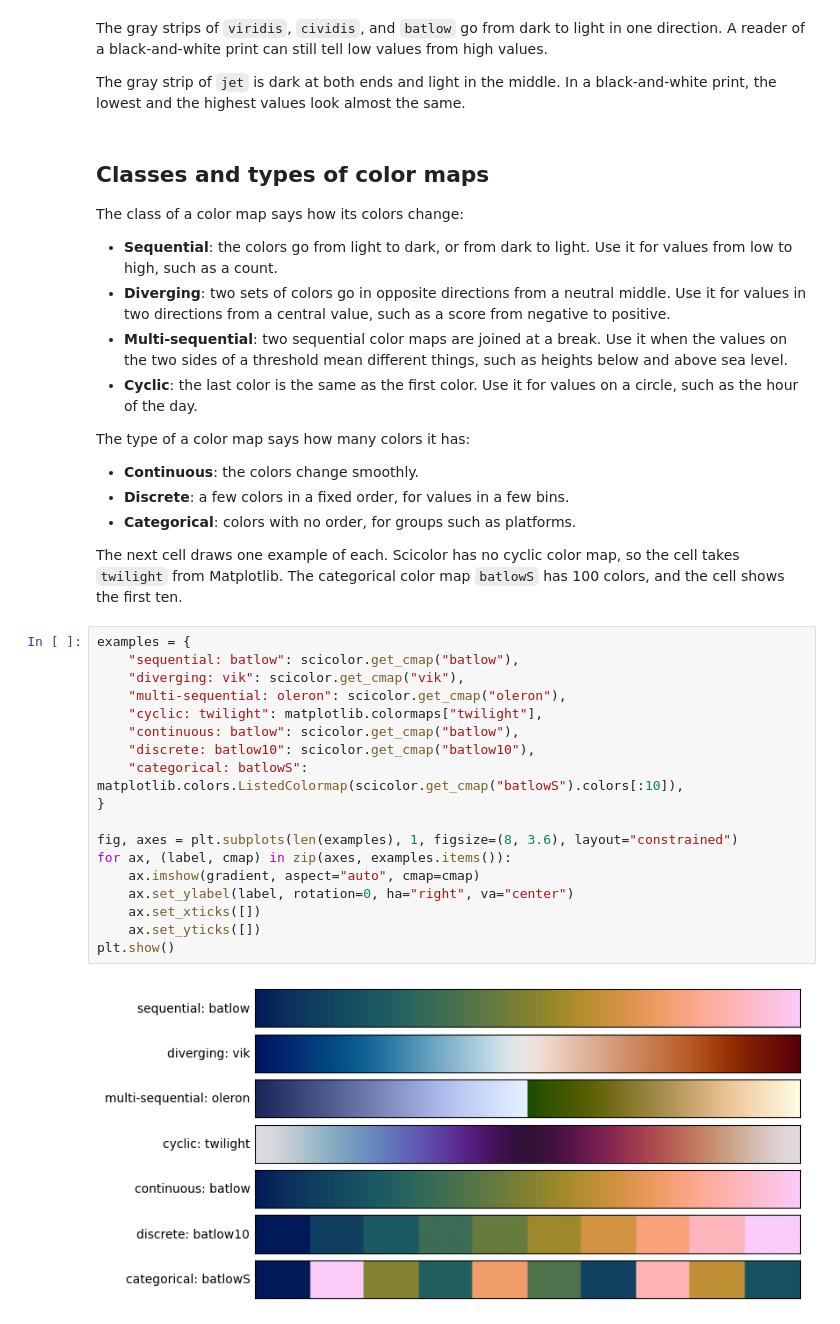
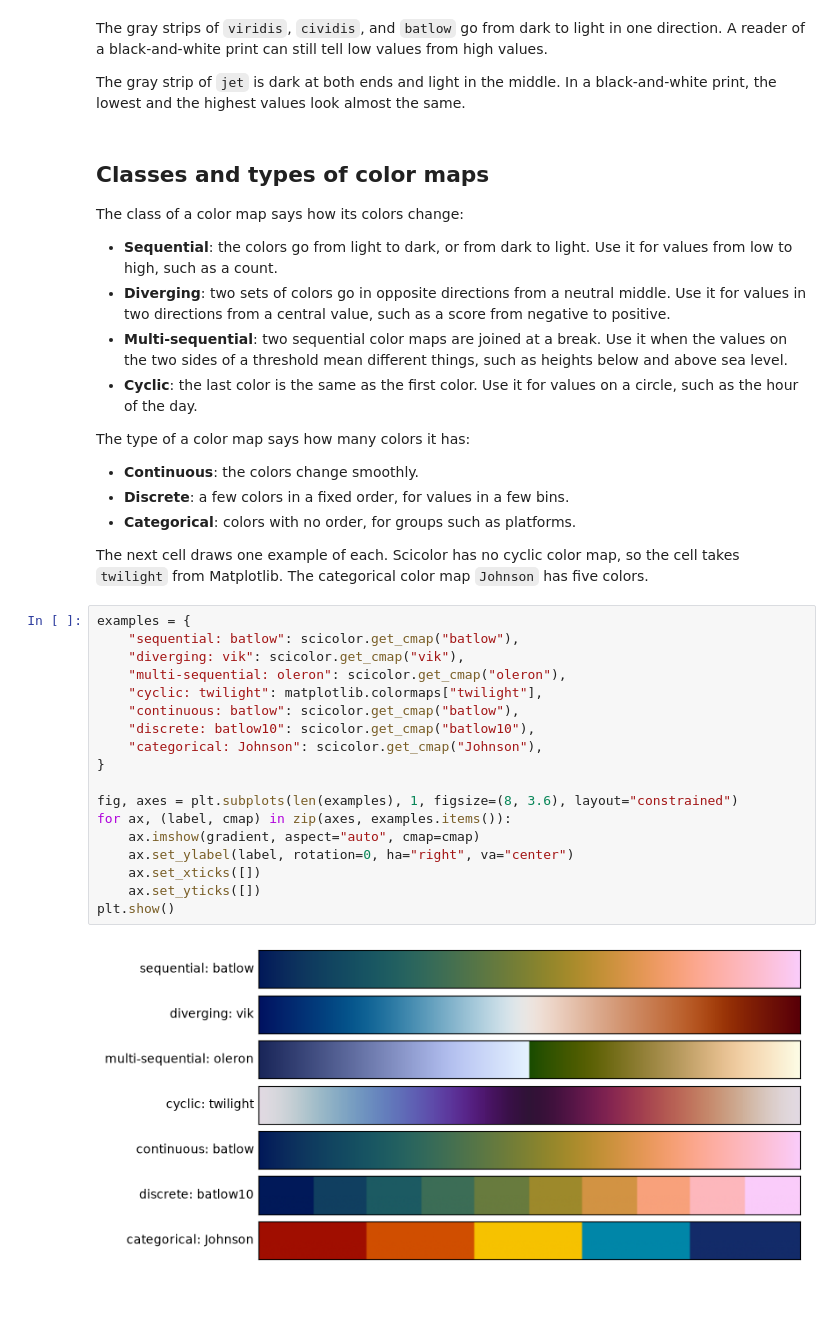
Before and after one commit to YangKCLab/social-media-ds-course, a Jupyter notebook: demos/data_vis/color-maps.ipynb, the cells around one changed output. Cells and saved outputs as stored; diff of their text form; blank space fills up the shorter version.

Commit message:
demos: the two color notebooks of data_vis use the Johnson color map in place of batlowS

```diff
--- a/demos/data_vis/color-maps.ipynb
+++ b/demos/data_vis/color-maps.ipynb
@@ -233,27 +233,27 @@ The type of a color map says how many colors it has:
 
 The next cell draws one example of each.
 Scicolor has no cyclic color map, so the cell takes `twilight` from Matplotlib.
-The categorical color map `batlowS` has 100 colors, and the cell shows the first ten.
+The categorical color map `Johnson` has five colors.
 # %%
 examples = {
     "sequential: batlow": scicolor.get_cmap("batlow"),
     "diverging: vik": scicolor.get_cmap("vik"),
     "multi-sequential: oleron": scicolor.get_cmap("oleron"),
     "cyclic: twilight": matplotlib.colormaps["twilight"],
     "continuous: batlow": scicolor.get_cmap("batlow"),
     "discrete: batlow10": scicolor.get_cmap("batlow10"),
-    "categorical: batlowS": matplotlib.colors.ListedColormap(scicolor.get_cmap("batlowS").colors[:10]),
+    "categorical: Johnson": scicolor.get_cmap("Johnson"),
 }
 
 fig, axes = plt.subplots(len(examples), 1, figsize=(8, 3.6), layout="constrained")
 for ax, (label, cmap) in zip(axes, examples.items()):
     ax.imshow(gradient, aspect="auto", cmap=cmap)
     ax.set_ylabel(label, rotation=0, ha="right", va="center")
     ax.set_xticks([])
     ax.set_yticks([])
 plt.show()
 # %% [output]
-[figure, old version]
+[figure, new version]
 # %% [markdown]
 The first four strips show the four classes, and the last three strips show the three types.
 
```
Also changed, not shown: parts of 1 cell of this notebook, 1 other file.
